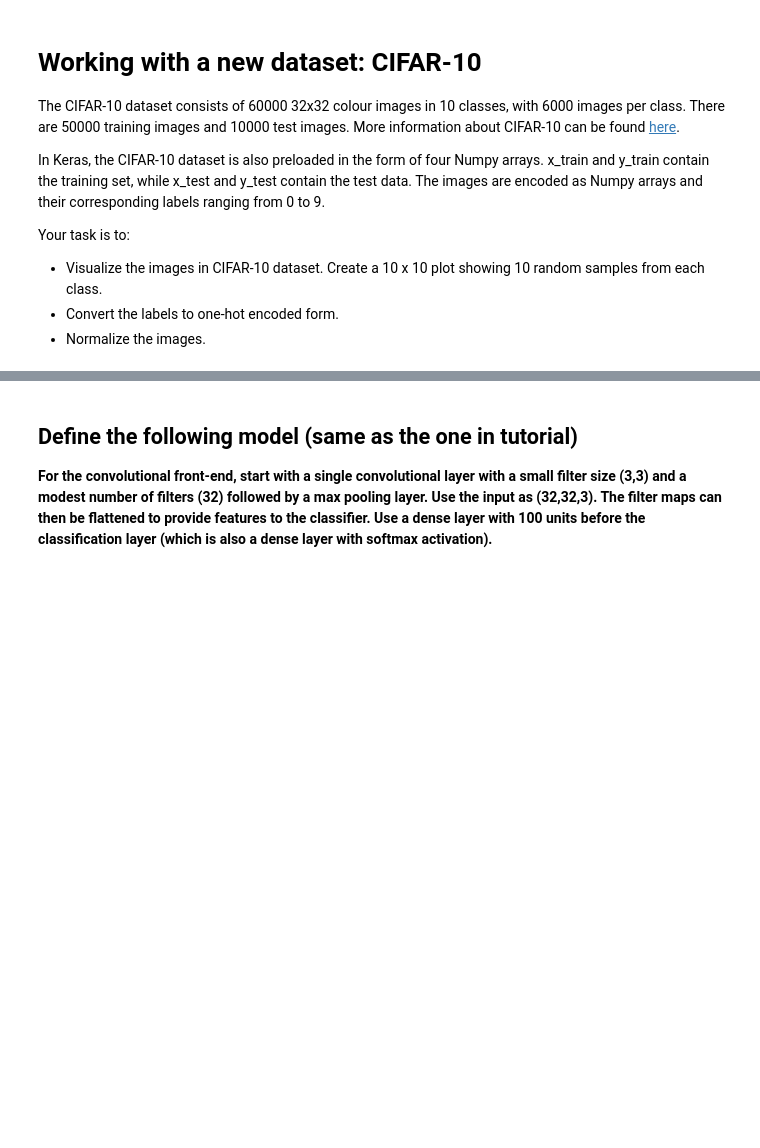
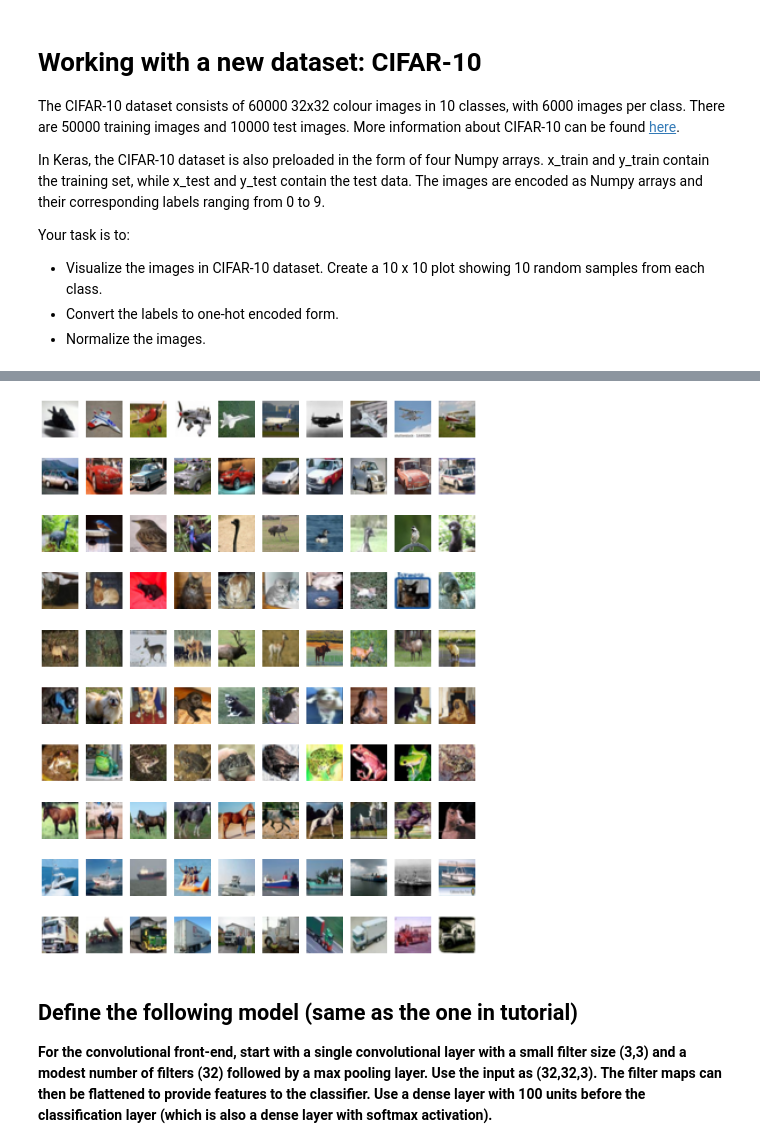
Before and after one commit to mario-rot/ComputerVisionCourse-MAI, a Jupyter notebook: Session 8/P8_Mario_Lauren.ipynb, the cells around one changed output, grey strips where cells are left out. Drawn from its saved outputs; the diff is of its cells as text; code cells hidden in the pictures; blank space fills up the shorter version.

```diff
--- a/Session 8/P8_Mario_Lauren.ipynb
+++ b/Session 8/P8_Mario_Lauren.ipynb
@@ -84,6 +84,29 @@ Your task is to:
 # solution
 from tensorflow.keras.datasets import cifar10
 (x_train, y_train), (x_test, y_test) = cifar10.load_data()
+
+
+print(x_train.shape)
+print(x_train.ndim)
+print(x_train.dtype)
+print(x_test.shape)
+
+x_train = x_train.astype("float32") / 255
+x_test = x_test.astype("float32") / 255
+
+print('After reshaping:')
+
+print(x_train.shape)
+print(x_train.ndim)
+print(x_train.dtype)
+print(x_test.shape)
+
+y_train_cat = to_categorical(y_train, num_classes=10)
+y_test_cat = to_categorical(y_test, num_classes=10)
+
+print(y_train_cat.shape)
+print(y_test_cat.shape)
+
 
 counters = [10]*10
 images = {i:[] for i in range(10)}
@@ -104,3 +127,4 @@ Downloading data from https://www.cs.toronto.edu/~kriz/cifar-10-python.tar.gz
+[figure, added]
 # %% [markdown]
 ## Define the following model (same as the one in tutorial)
 
```
Also changed, not shown: parts of 5 cells of this notebook.
